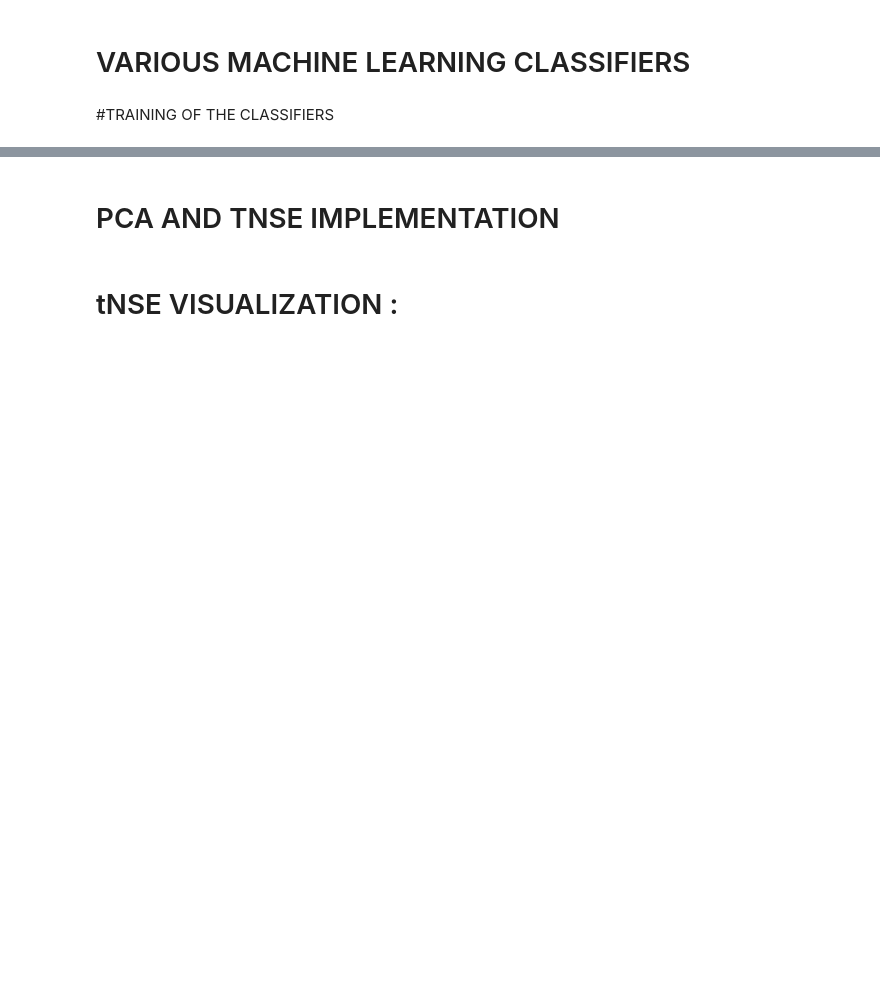
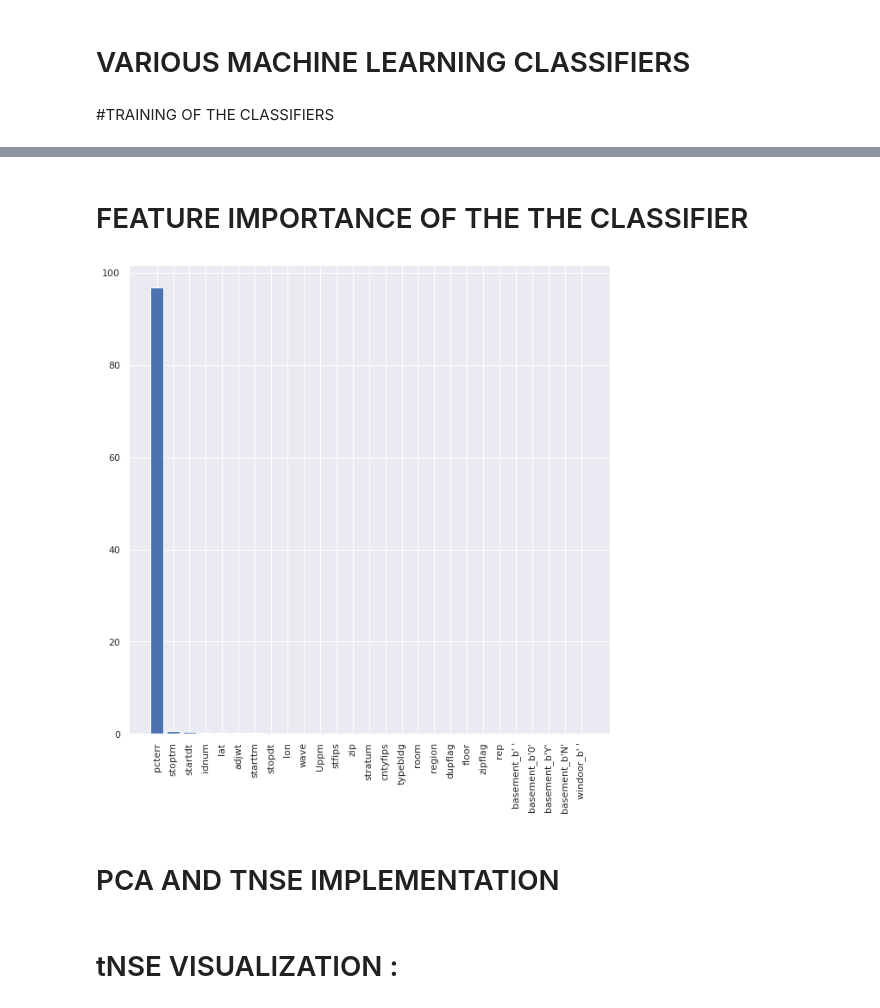
Before and after one commit to abhishekdiphu/Advance_Machine_Learning_Google_Cloud, a Jupyter notebook: radiation_US/4_radon_machine_learning_models_training.ipynb, the cells around one changed output, grey strips where cells are left out. Saved outputs shown, nothing was run; the diff lists cells and outputs as text; code cells hidden in the pictures; blank space fills up the shorter version.

```diff
--- a/radiation_US/4_radon_machine_learning_models_training.ipynb
+++ b/radiation_US/4_radon_machine_learning_models_training.ipynb
@@ -463,3 +552,16 @@ Pipeline trained on 10058 samples.
+# %% [markdown]
+# FEATURE IMPORTANCE OF THE THE CLASSIFIER
+# %%
+importances  = best_clf.feature_importances_*100
+sort_index =  np.argsort(importances)[::-1]
+x = range(len(importances))
+plt.figure(figsize=(10,10))
+labels = (features_final.columns)[sort_index]
+plt.bar(x , importances[sort_index] , tick_label = labels )
+plt.xticks(rotation =90)
+plt.show()
+# %% [output]
+[figure, added]
 # %% [markdown]
 # PCA AND TNSE IMPLEMENTATION
 # %%
```
Also changed, not shown: parts of 25 cells of this notebook, 1 other file.
